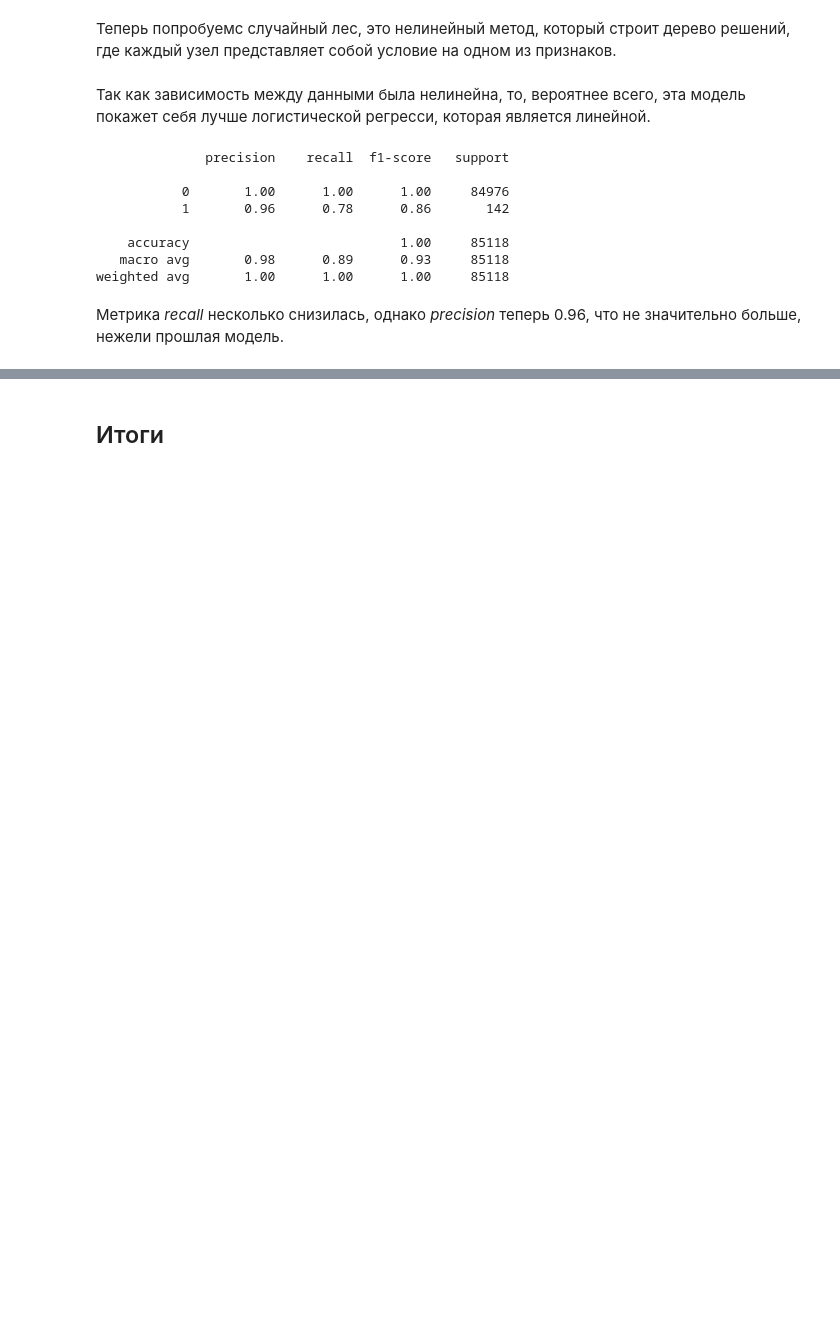
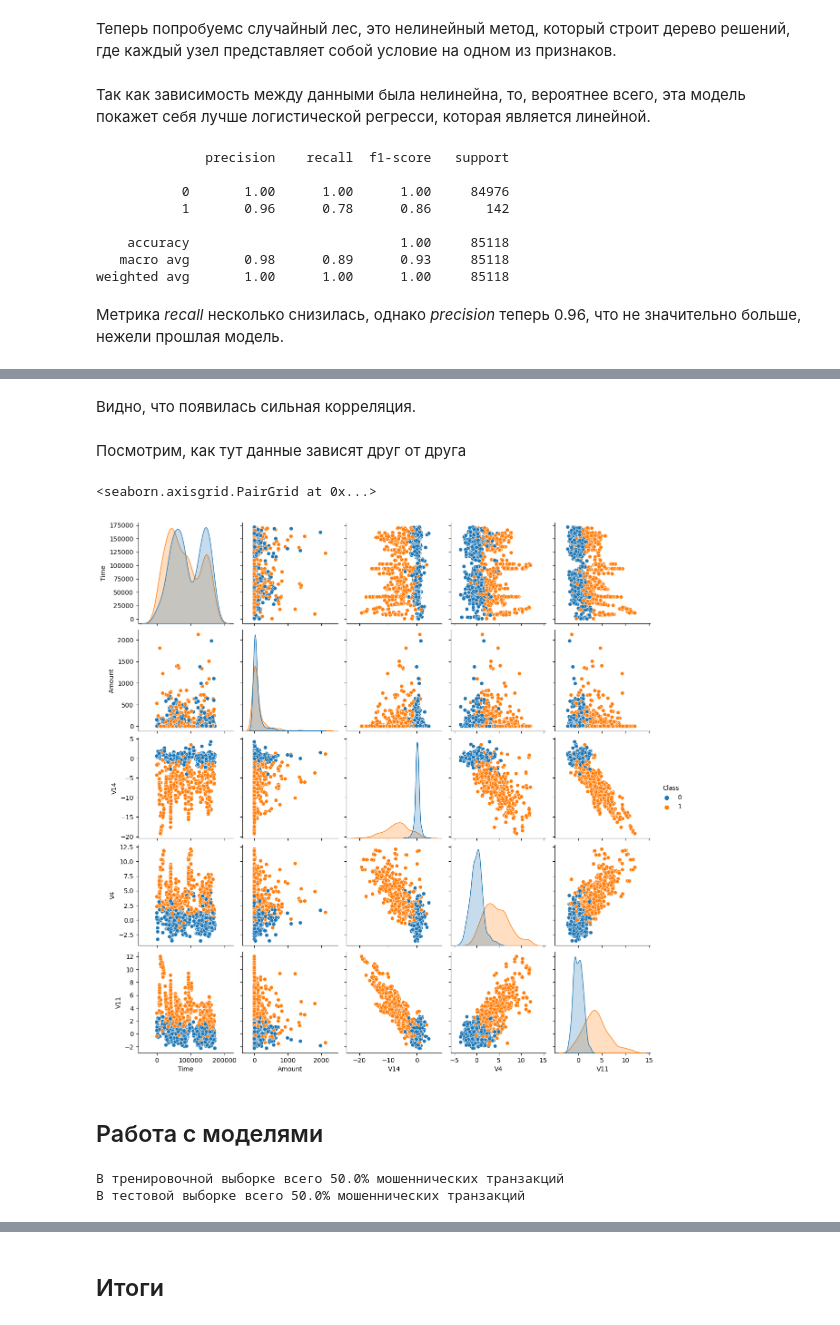
Before and after one commit to ega221/CreditCardFraudDetection, a Jupyter notebook: CreditCardFraudDetection.ipynb, the cells around one changed output, grey strips where cells are left out. Saved outputs shown, nothing was run; the diff lists cells and outputs as text; code cells hidden in the pictures; blank space fills up the shorter version.

```diff
--- a/CreditCardFraudDetection.ipynb
+++ b/CreditCardFraudDetection.ipynb
@@ -248,0 +280,13 @@ weighted avg       1.00      1.00      1.00     85118
+# %% [markdown]
+Видно, что появилась сильная корреляция.
+# %% [markdown]
+Посмотрим, как тут данные зависят друг от друга
+# %%
+features_to_plot = ["Time","Amount", "V14", "V4", "V11", "Class"]
+subset = undersampled_df[features_to_plot]
+sns.pairplot(subset, hue="Class")
+# %% [output]
+<seaborn.axisgrid.PairGrid at 0x...>
+[figure, added]
+# %% [markdown]
+## Работа с моделями
@@ -248,0 +298,6 @@ weighted avg       1.00      1.00      1.00     85118
+# %%
+print(f"В тренировочной выборке всего {round(y_train_undersampled.value_counts()[1] / y_train_undersampled.shape[0] * 100, 2)}% мошеннических транзакций")
+print(f"В тестовой выборке всего {round(y_test_undersampled.value_counts()[1] / y_test_undersampled.shape[0] * 100, 2)}% мошеннических транзакций")
+# %% [output]
+В тренировочной выборке всего 50.0% мошеннических транзакций
+В тестовой выборке всего 50.0% мошеннических транзакций
```
Also changed, not shown: parts of 25 cells of this notebook.
